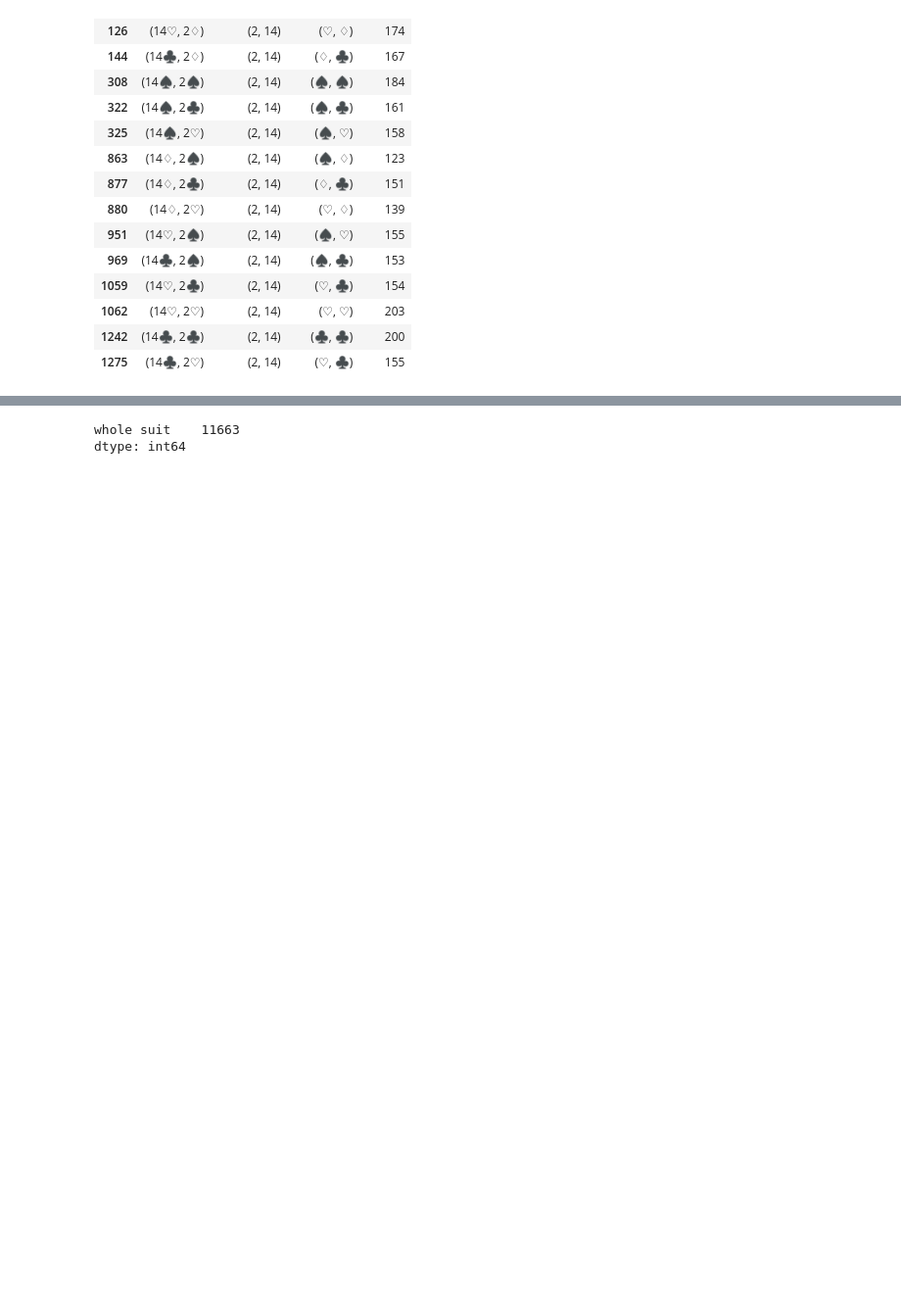
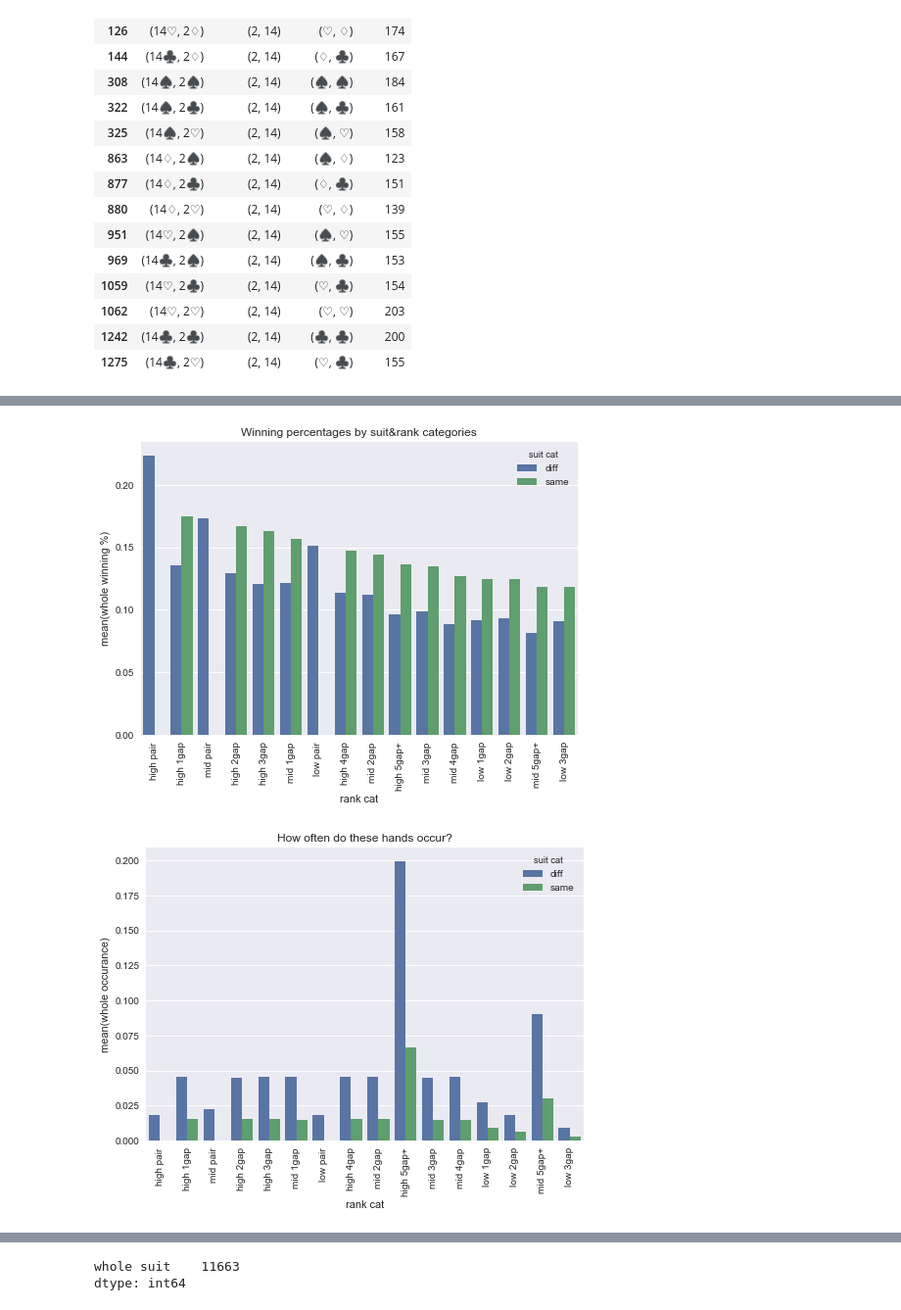
Before and after one commit to a35931chi/Poker, a Jupyter notebook: Poker Analysis.ipynb, the cells around one changed output, grey strips where cells are left out. Shown at 98% size. Saved outputs shown, nothing was run; the diff lists cells and outputs as text; code cells hidden in the pictures; blank space fills up the shorter version.

```diff
--- a/Poker Analysis.ipynb
+++ b/Poker Analysis.ipynb
@@ -299,0 +395,17 @@ all_possible_whole[all_possible_whole['whole rank'] == (3, 14)]
+# %%
+#let's use seaborn to give us a more definitive answer about ranks and suits
+temp = all_possible_whole.groupby(['rank cat', 'suit cat'])[['rank cat', 'suit cat', 'whole counts', 'winning counts']].sum().reset_index()
+temp['whole occurance'] = temp['whole counts'] / hands / participants
+temp['whole winning %'] = temp['winning counts'] / temp['whole counts']
+temp.sort_values(by = 'whole winning %', ascending = False, inplace = True)
+sns.barplot(data = temp, x = 'rank cat', y = 'whole winning %', hue = 'suit cat')
+plt.xticks(rotation = 90)
+plt.title('Winning percentages by suit&rank categories')
+plt.show()
+sns.barplot(data = temp, x = 'rank cat', y = 'whole occurance', hue = 'suit cat')
+plt.xticks(rotation = 90)
+plt.title('How often do these hands occur?')
+plt.show()
+# %% [output]
+[figure, added]
+[figure, added]
```
Also changed, not shown: parts of 27 cells of this notebook, 1 other file.
